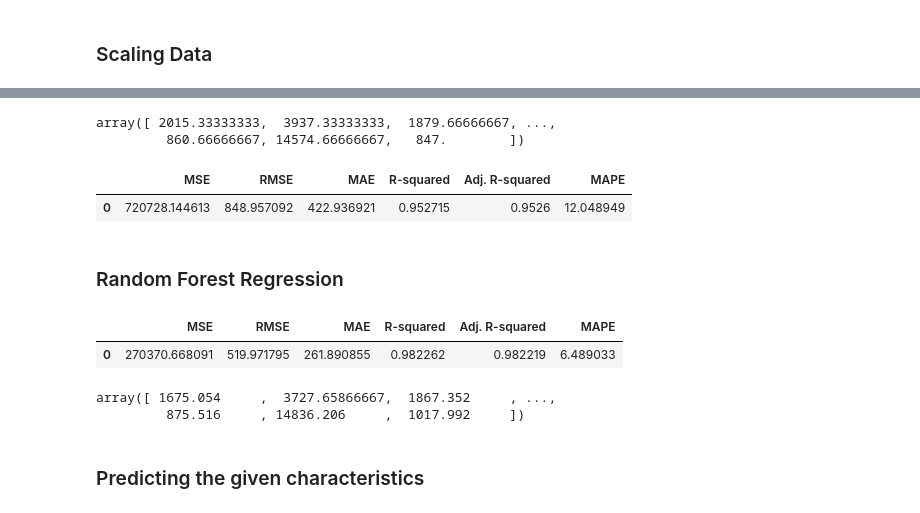
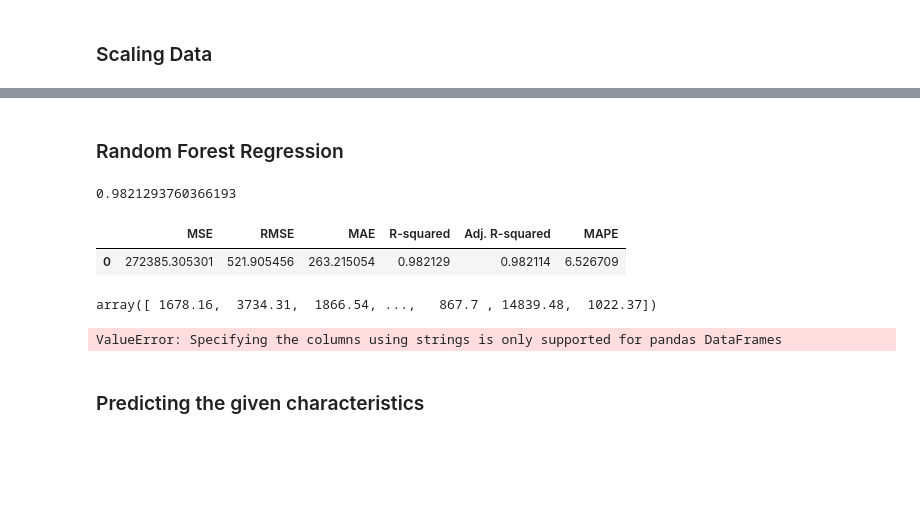
Before and after one commit to RJUNCC/STUDIO2, a Jupyter notebook: clustering/notebooks/Midterm_RJ.ipynb, the cells around one changed output, grey strips where cells are left out. Cells and saved outputs as stored; diff of their text form; code cells hidden in the pictures; blank space fills up the shorter version.

```diff
--- a/clustering/notebooks/Midterm_RJ.ipynb
+++ b/clustering/notebooks/Midterm_RJ.ipynb
@@ -251,6 +188,5 @@ cats
 # %%
-X = pd.concat([nums, cats], axis=1).drop('price', axis=1)
-X_temp = pd.concat([nums, cats], axis=1).drop('price', axis=1)
+X = diamonds_df.drop('price', axis=1)
 y = diamonds_df['price']
 # %% [markdown]
 ### Split data
@@ -258,7 +194,3 @@ y = diamonds_df['price']
 X_train, X_test, y_train, y_test = train_test_split(X, y, test_size=0.20, random_state=42)
 # %% [markdown]
 ### Scaling Data
-# %%
-sc = StandardScaler()
-X_train = sc.fit_transform(X_train)
-X_test = sc.transform(X_test)
@@ -266,0 +197,23 @@ X_test = sc.transform(X_test)
+# %%
+# PIPELINE
+# create preprocessor
+numeric_transformer = Pipeline(steps=[
+    ('scaler', StandardScaler())
+])
+
+preprocessor = ColumnTransformer(
+    transformers=[
+        ('num', numeric_transformer, num_cols),
+        ('cat', OneHotEncoder(), cat_cols)
+    ])
+
+# diamonds_processed = preprocessor.fit_transform(X_train, y_train)
+# %%
+# create pipelines
+steps=[
+    ('preprocessor', preprocessor),
+    ('rfr', RandomForestRegressor(random_state=42))
+]
+
+pipe = Pipeline(steps=steps)
+pipe.fit(X_train, y_train)
@@ -324,20 +275,2 @@ def model_performance_regression(model, predictors, target):
-# %%
-knn_reg = KNeighborsRegressor(n_neighbors=3)
-
-# train model
-reg = knn_reg.fit(X_train, y_train)
-
-# predictions
-yhat1 = reg.predict(X_test)
-yhat1
-# %% [output]
-array([ 2015.33333333,  3937.33333333,  1879.66666667, ...,
-         860.66666667, 14574.66666667,   847.        ])
-# %%
-# test performance
-model_performance_regression(reg, X_test, y_test) # also very good adj r squared
-# %% [output]
-|  | MSE | RMSE | MAE | R-squared | Adj. R-squared | MAPE |
-| 0 | 720728.144613 | 848.957092 | 422.936921 | 0.952715 | 0.9526 | 12.048949 |
 # %% [markdown]
 ### Random Forest Regression
@@ -350,13 +277,22 @@ reg = rf_reg.fit(X_train, y_train)
+# %%
+pipe.score(X_test, y_test)
+# %% [output]
+0.9821293760366193
 # %%
-model_performance_regression(reg, X_test, y_test) # very good adj r squared as well
+model_performance_regression(pipe, X_test, y_test) # very good adj r squared as well
 # %% [output]
 |  | MSE | RMSE | MAE | R-squared | Adj. R-squared | MAPE |
-| 0 | 270370.668091 | 519.971795 | 261.890855 | 0.982262 | 0.982219 | 6.489033 |
+| 0 | 272385.305301 | 521.905456 | 263.215054 | 0.982129 | 0.982114 | 6.526709 |
 # %%
-yhat2 = reg.predict(X_test)
+yhat2 = pipe.predict(X_test)
 yhat2
 # %% [output]
-array([ 1675.054     ,  3727.65866667,  1867.352     , ...,
-         875.516     , 14836.206     ,  1017.992     ])
+array([ 1678.16,  3734.31,  1866.54, ...,   867.7 , 14839.48,  1022.37])
+# %%
+X_train = preprocessor.fit_transform(X_train)
+X_test = preprocessor.transform(X_test)
+X_test
+# %% [output]
+ValueError: Specifying the columns using strings is only supported for pandas DataFrames
 # %% [markdown]
 ### Predicting the given characteristics
```
Also changed, not shown: parts of 16 cells of this notebook, 2 other files.
